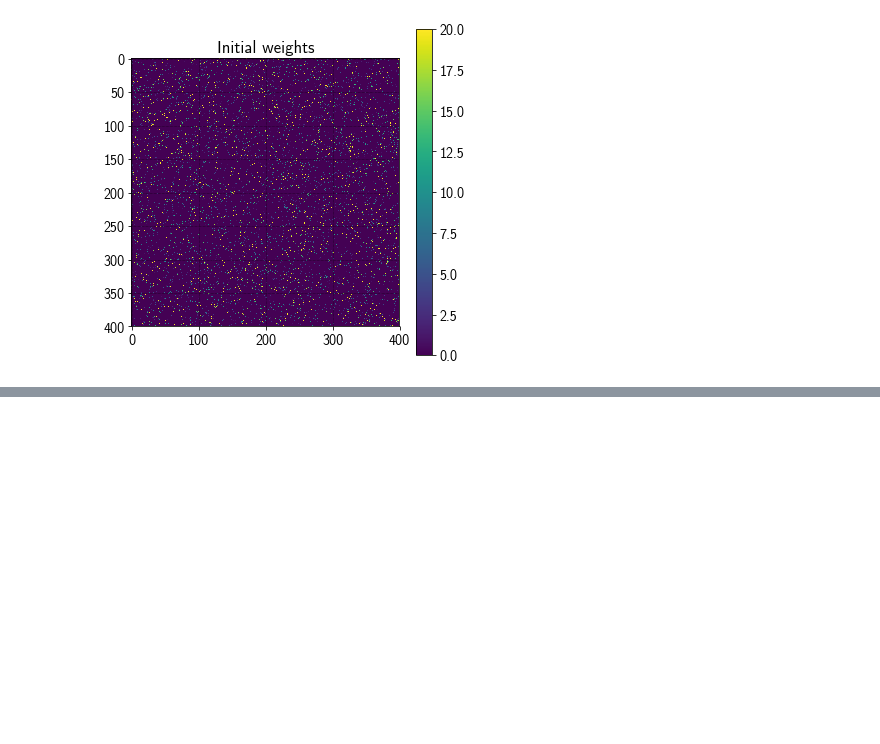
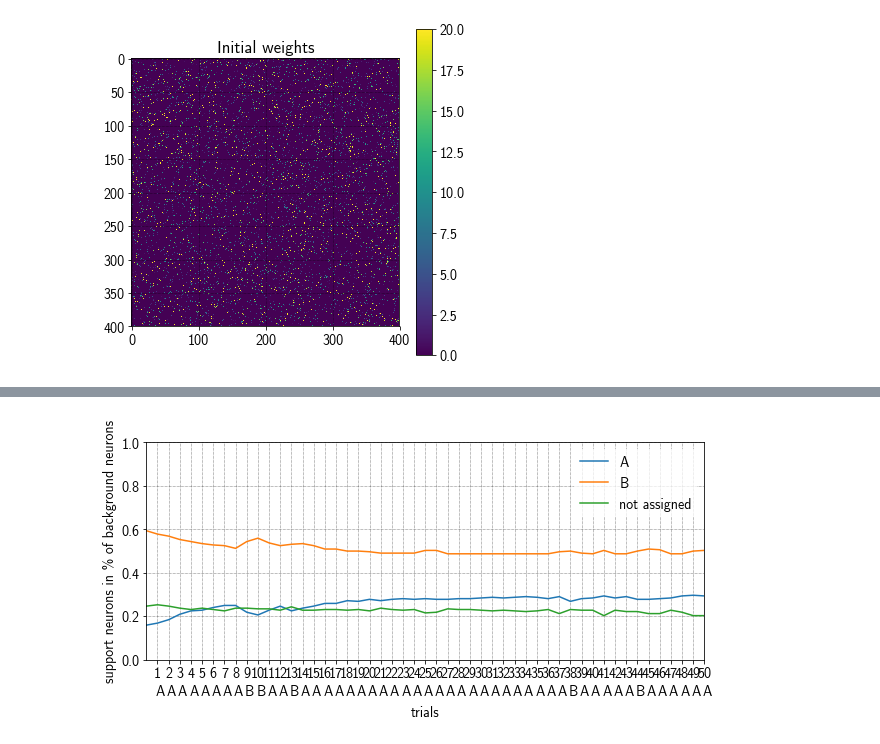
Before and after one commit to sagacitysite/pelenet, a Jupyter notebook: assemblies_v2.ipynb, the cells around one changed output, grey strips where cells are left out. Cells and saved outputs as stored; diff of their text form; code cells hidden in the pictures; blank space fills up the shorter version.

```diff
--- a/assemblies_v2.ipynb
+++ b/assemblies_v2.ipynb
@@ -245,0 +218,7 @@ exp2.net.plot.weightsSortedBySupport(exp2SupportMask, exp2.net.trainedWeightsExe
+# %%
+supportMasks = utils.getSupportMasksForAllTrials(exp2.net.initialWeights.exex, exp2.net.trainedWeightsExex)
+# %%
+exp2.net.plot.supportShare(supportMasks)
+# More trials do not help, need more noise?
+# %% [output]
+[figure, added]
```
Also changed, not shown: parts of 23 cells of this notebook, 7 other files.
